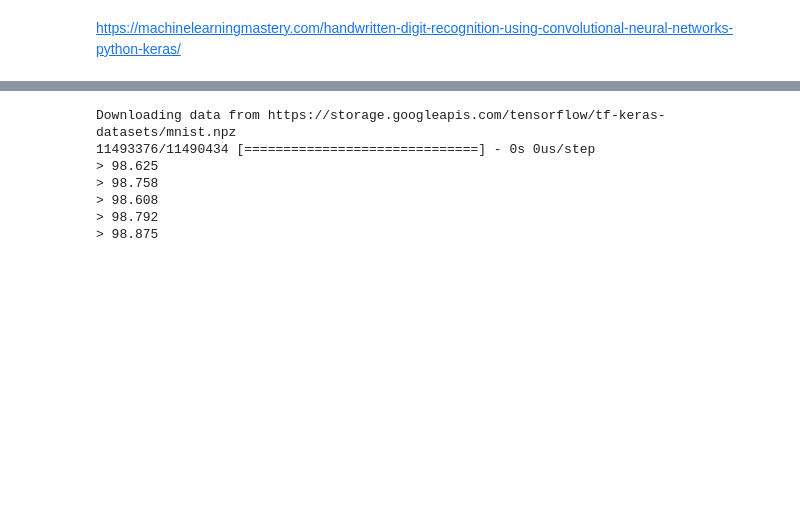
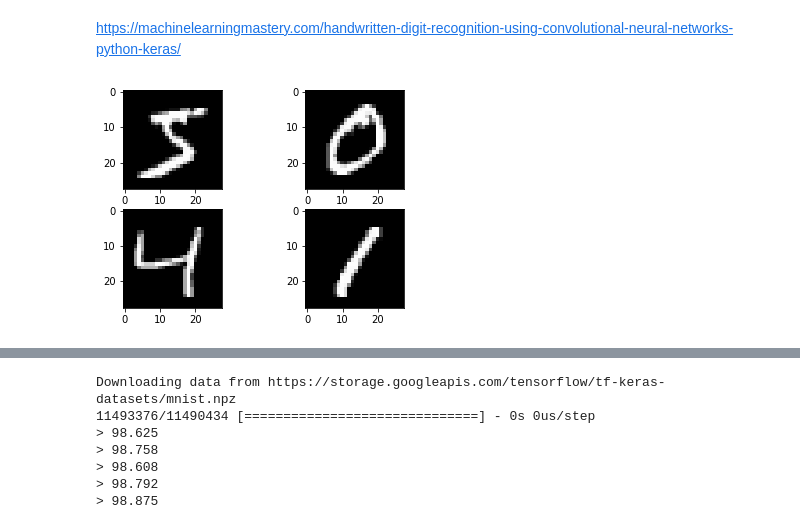
Before and after one commit to athiagarajan/JBLeeFiles, a Jupyter notebook: DeepLearning_CNN_MNIST.ipynb, the cells around one changed output, grey strips where cells are left out. Drawn from its saved outputs; the diff is of its cells as text; code cells hidden in the pictures; blank space fills up the shorter version.

```diff
--- a/DeepLearning_CNN_MNIST.ipynb
+++ b/DeepLearning_CNN_MNIST.ipynb
@@ -2,6 +2,26 @@
 <a href="https://colab.research.google.com/github/athiagarajan/JBLeeFiles/blob/master/DeepLearning_CNN_MNIST.ipynb" target="_parent"><img src="https://colab.research.google.com/assets/colab-badge.svg" alt="Open In Colab"/></a>
 # %% [markdown]
 https://machinelearningmastery.com/handwritten-digit-recognition-using-convolutional-neural-networks-python-keras/
+# %%
+# Plot ad hoc mnist instances
+from keras.datasets import mnist
+import matplotlib.pyplot as plt
+import matplotlib.cm as cm
+# load (downloaded if needed) the MNIST dataset
+(X_train, y_train), (X_test, y_test) = mnist.load_data()
+# plot 4 images as gray scale
+plt.subplot(221)
+plt.imshow(X_train[0], cmap=plt.get_cmap( cm.gray ))
+plt.subplot(222)
+plt.imshow(X_train[1], cmap=plt.get_cmap( cm.gray ))
+plt.subplot(223)
+plt.imshow(X_train[2], cmap=plt.get_cmap( cm.gray ))
+plt.subplot(224)
+plt.imshow(X_train[3], cmap=plt.get_cmap( cm.gray ))
+# show the plot
+plt.show()
+# %% [output]
+[figure, added]
 # %%
 #https://machinelearningmastery.com/handwritten-digit-recognition-using-convolutional-neural-networks-python-keras/
 # Baseline MLP for MNIST dataset
```
Also changed, not shown: parts of 3 cells of this notebook.
